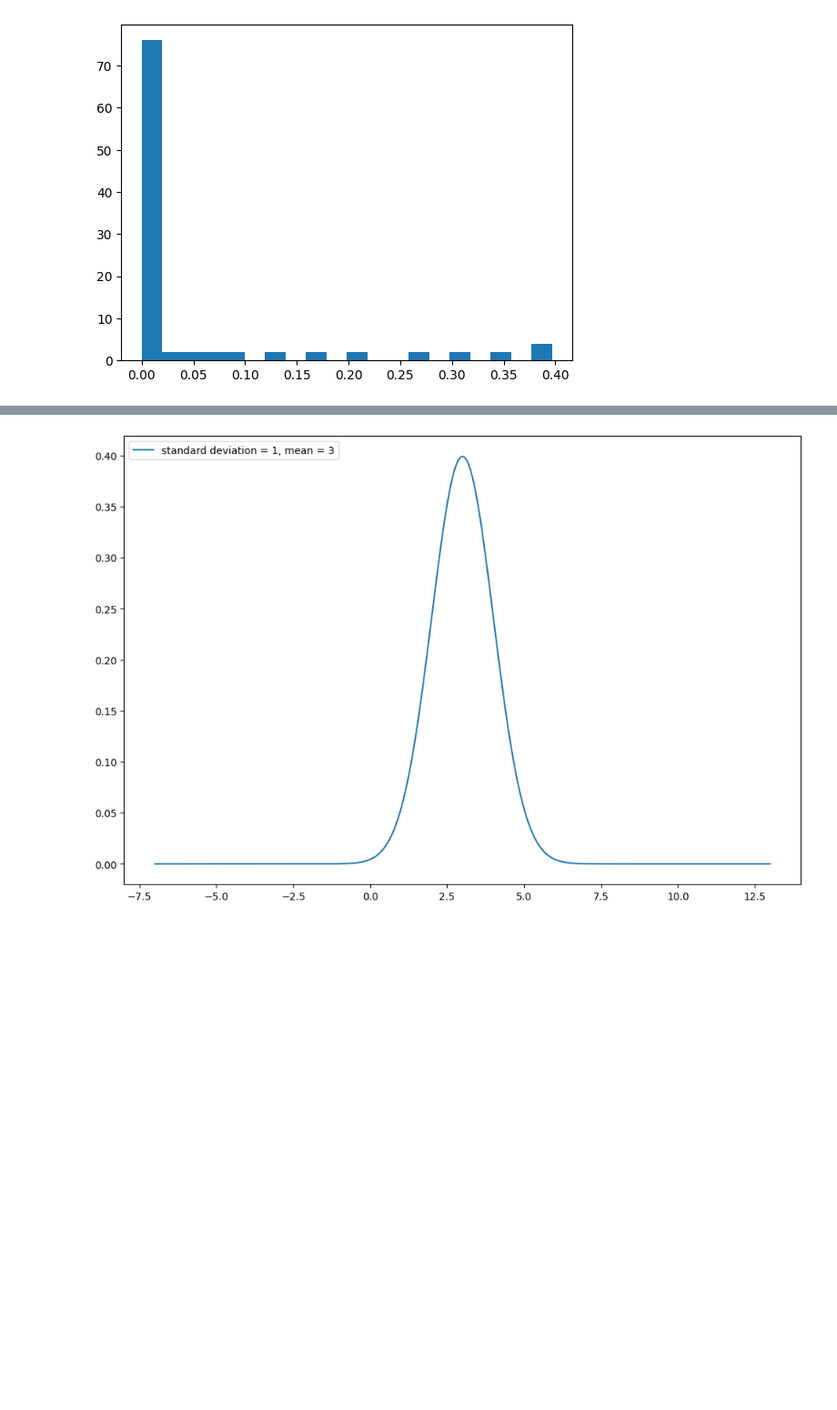
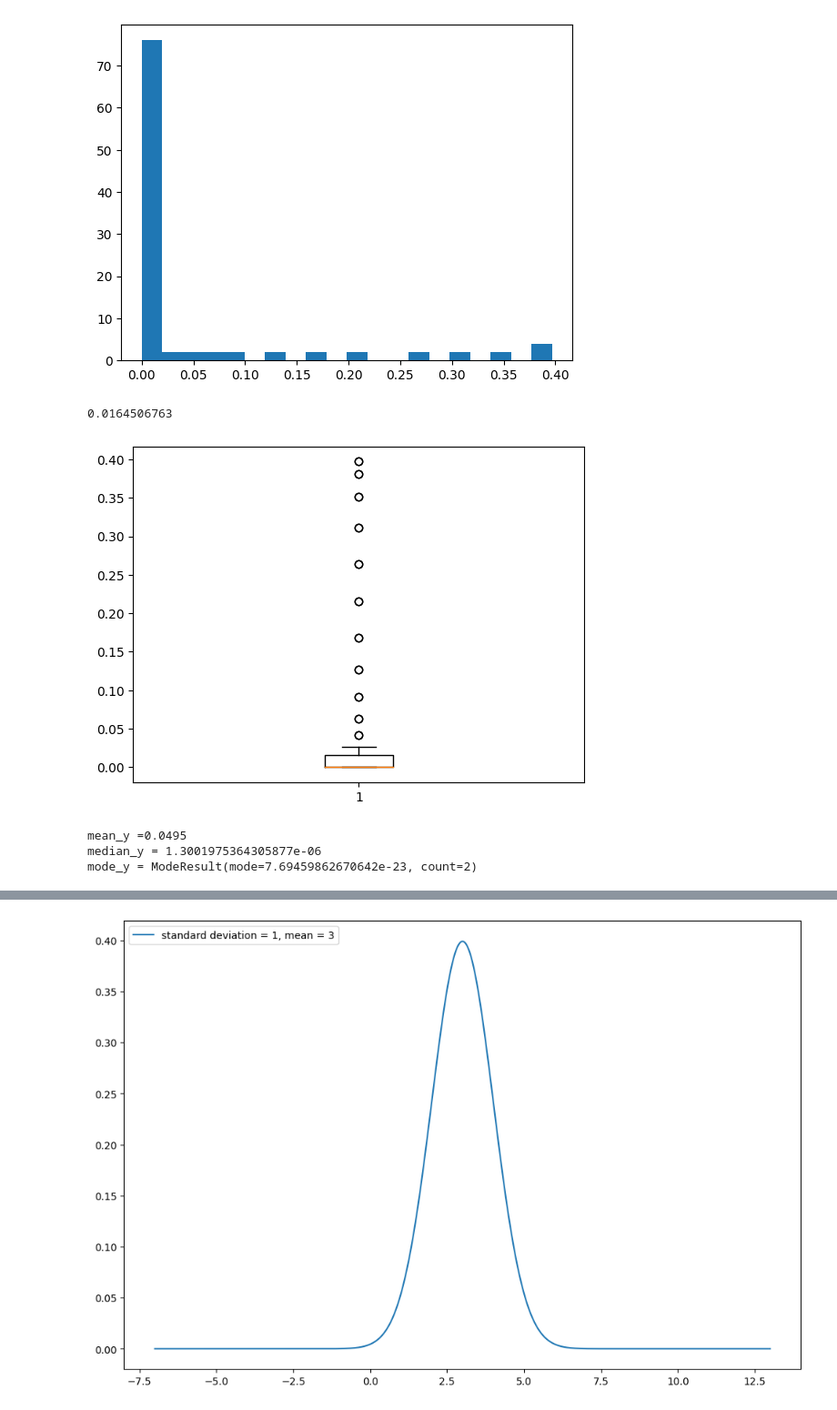
Before and after one commit to pogmac/M10_Statistics_Gauss, a Jupyter notebook: M10_Statistics-Gauss.ipynb, the cells around one changed output, grey strips where cells are left out. Shown: that part at 91% size. Saved outputs shown, nothing was run; the diff lists cells and outputs as text; code cells hidden in the pictures; blank space fills up the shorter version.

```diff
--- a/M10_Statistics-Gauss.ipynb
+++ b/M10_Statistics-Gauss.ipynb
@@ -235,11 +14,0 @@ Prawdopodobieństwo, że w następnych 15 minutach będzie 5 połączeń:
-# %%
-def gauss(x, sigma=1, mu=0):
-    return stats.norm.pdf(x, mu, sigma)
-x = np.linspace(-10, 10, 10000)
-plt.figure(figsize=(12, 8))
-plt.plot(x, gauss(x, sigma=1), label='odchylenie standardowe = 1, średnia = 0')
-plt.plot(x, gauss(x, sigma=2), label='odchylenie standardowe = 2, średnia = 0')
-plt.plot(x, gauss(x, sigma=5), label='odchylenie standardowe = 5, średnia = 0')
-plt.plot(x, gauss(x, sigma=10), label='odchylenie standardowe = 10, średnia = 0')
-plt.legend(loc='upper left')
-plt.show()
@@ -291,3 +58,24 @@ plt.hist(y, bins=20)
 plt.show()
 # %% [output]
 [figure]
+# %%
+iqr = q3 - q1
+print(iqr)
+# %% [output]
+0.0164506763
+# %%
+plt.boxplot(y)
+plt.show()
+# %% [output]
+[figure, added]
+# %%
+mean_y= np.mean(y)
+print(f'mean_y ={mean_y}')
+median_y = np.median(y)
+print(f'median_y = {median_y}')
+mode_y = stats.mode(y,keepdims =False)
+print(f'mode_y = {mode_y}')
+# %% [output]
+mean_y =0.0495
+median_y = 1.3001975364305877e-06
+mode_y = ModeResult(mode=7.69459862670642e-23, count=2)
```
Also changed, not shown: parts of 35 cells of this notebook.
